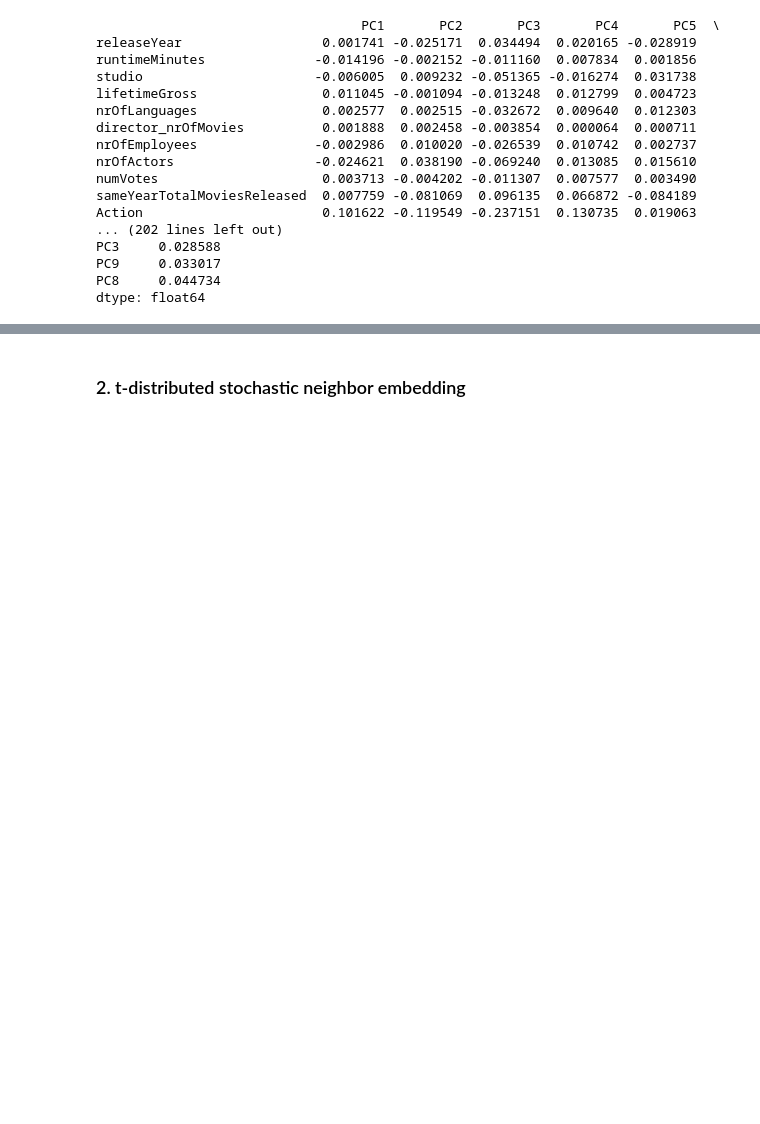
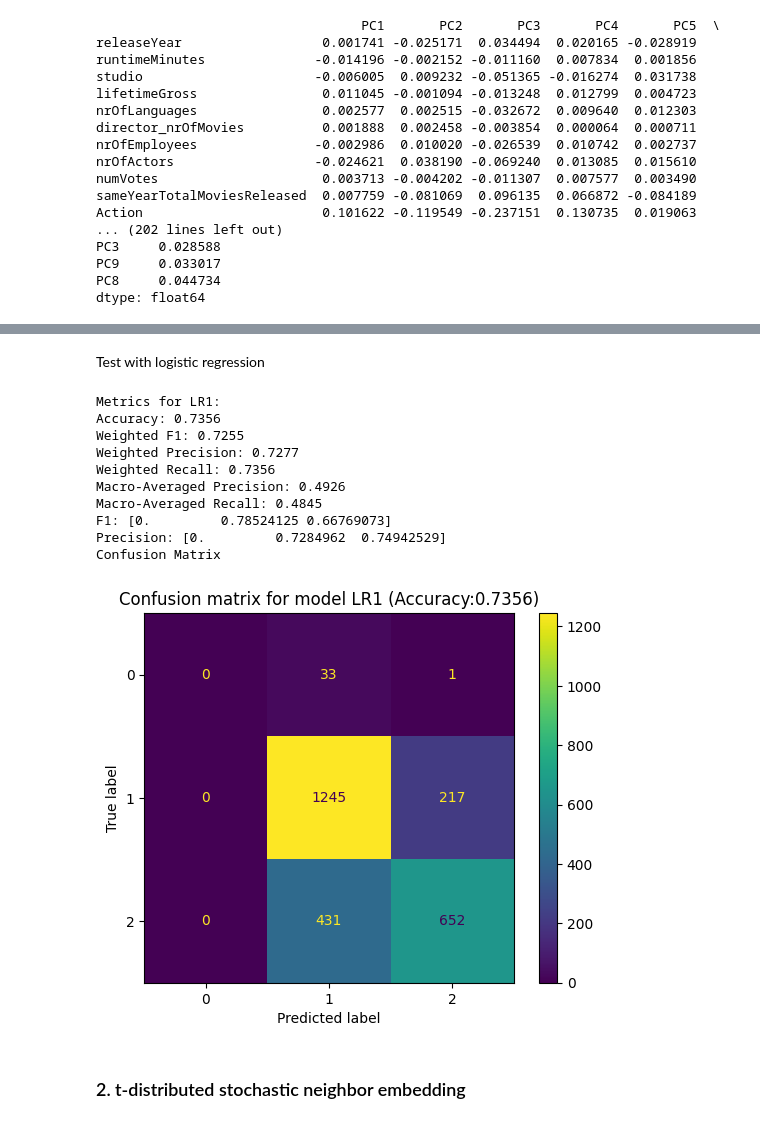
Before and after one commit to SoareCristi/BigData_MovieRatings, a Jupyter notebook: preprocessing_dimensionalityReduction.ipynb, the cells around one changed output, grey strips where cells are left out. Saved outputs shown, nothing was run; the diff lists cells and outputs as text; code cells hidden in the pictures; blank space fills up the shorter version.

Commit message:
US02 - Add tests on df after applying dimensionality reduction techniques

```diff
--- a/preprocessing_dimensionalityReduction.ipynb
+++ b/preprocessing_dimensionalityReduction.ipynb
@@ -143,4 +143,74 @@ plt.show()
 [figure]
+# %% [markdown]
+Test with logistic regression
+# %%
+# Utilities
+import pandas as pd
+import warnings
+import matplotlib.pyplot as plt
+
+# Models
+from sklearn.model_selection import train_test_split, cross_val_score
+from sklearn.exceptions import ConvergenceWarning
+from sklearn.ensemble import RandomForestClassifier
+from sklearn.linear_model import LogisticRegression
+from sklearn.model_selection import GridSearchCV
+from sklearn.metrics import accuracy_score, accuracy_score, f1_score, precision_score, recall_score, confusion_matrix, ConfusionMatrixDisplay
+def calculate_metrics(model_name, y_true, y_pred):
+    metrics = {
+        'Accuracy': accuracy_score(y_true, y_pred),
+        'Weighted F1': f1_score(y_true, y_pred, average='weighted'),
+        'Weighted Precision': precision_score(y_true, y_pred, average='weighted'),
+        'Weighted Recall': recall_score(y_true, y_pred, average='weighted'),
+        'Macro-Averaged Precision': precision_score(y_true, y_pred, average='macro'),
+        'Macro-Averaged Recall': recall_score(y_true, y_pred, average='macro'),
+        'F1': str(f1_score(y_true, y_pred, average=None)),
+        'Precision': str( precision_score(y_true, y_pred, average=None)),
+    }
+
+    # Print the metrics
+    print(f"Metrics for {model_name}:")
+    for metric_name, metric_value in metrics.items():
+        try:
+            print(f"{metric_name}: {metric_value:.4f}")
+        except:
+            print(f"{metric_name}: {metric_value}")
+
+    print("Confusion Matrix")
+    cm = confusion_matrix(y_true, y_pred)
+    cmd = ConfusionMatrixDisplay(confusion_matrix=cm)
+    cmd.plot()
+
+    plt.title(f'Confusion matrix for model {model_name} (Accuracy:{metrics["Accuracy"]:.4f})')
+    plt.show()
+
+    # Create df to store metrics
+    df_metrics = pd.DataFrame(metrics, index=[model_name])
+
+    return df_metrics
+
+test_size = 0.2
+X_train, X_test, y_train, y_test = train_test_split(
+    df_reduced,
+    df['averageRating'], test_size=test_size,
+    random_state=42
+)
+model = LogisticRegression(random_state=42)
+model.fit(X_train, y_train)
+predictions = model.predict(X_test)
+model_metrics = calculate_metrics('LR1', y_test, predictions)
+# %% [output]
+Metrics for LR1:
+Accuracy: 0.7356
+Weighted F1: 0.7255
+Weighted Precision: 0.7277
+Weighted Recall: 0.7356
+Macro-Averaged Precision: 0.4926
+Macro-Averaged Recall: 0.4845
+F1: [0.         0.78524125 0.66769073]
+Precision: [0.         0.7284962  0.74942529]
+Confusion Matrix
+[figure, added]
 # %% [markdown]
 ### 2. t-distributed stochastic neighbor embedding
 # %%
```
Also changed, not shown: parts of 7 cells of this notebook.
